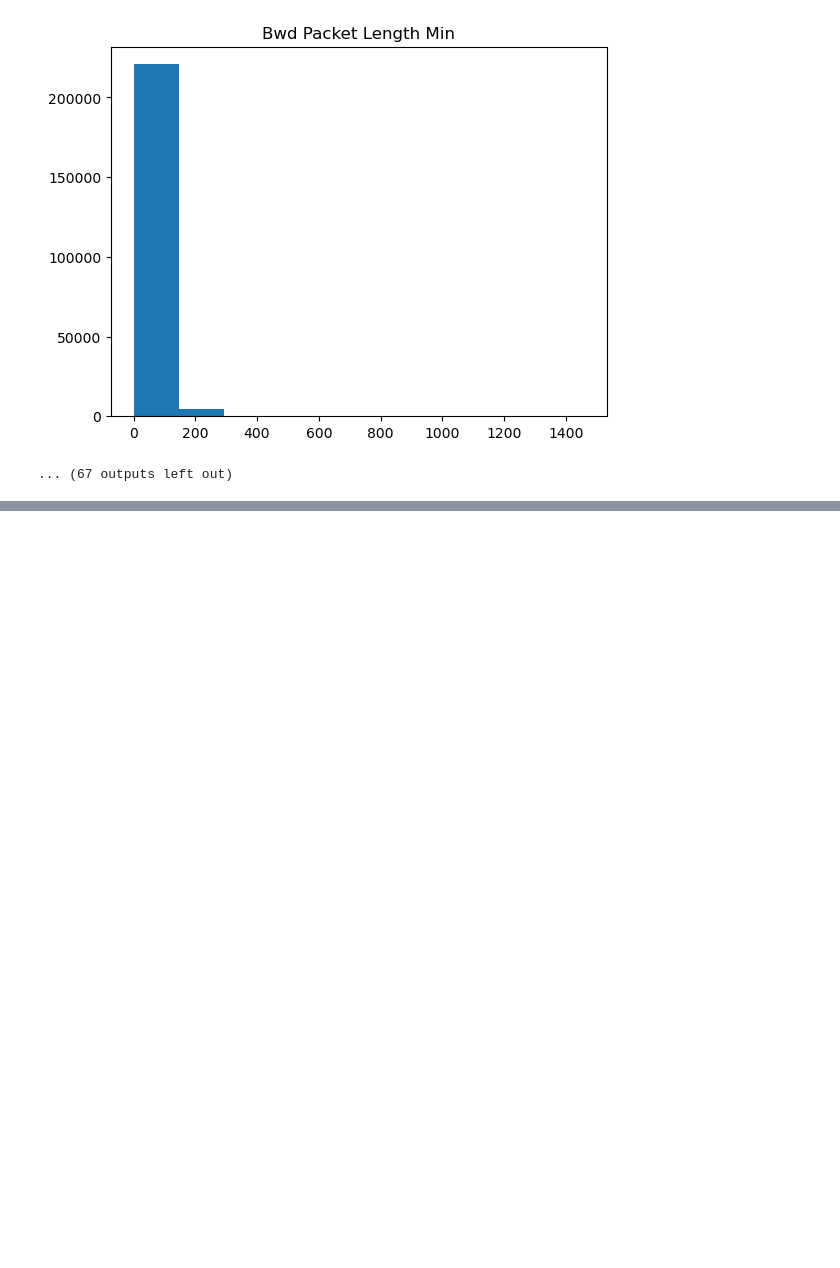
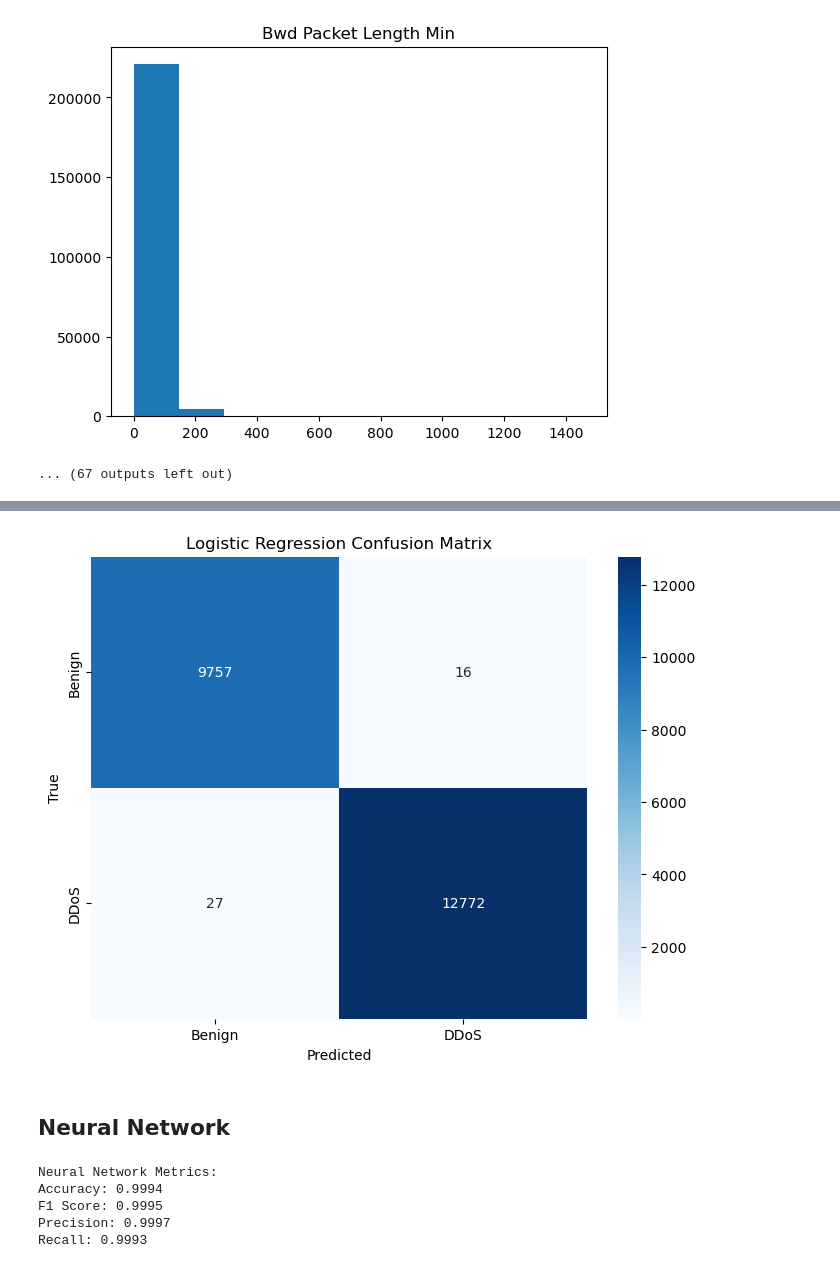
Before and after one commit to ahmed-arifgala/DDoS_Mitigation, a Jupyter notebook: DDoS_Mitigation.ipynb, the cells around one changed output, grey strips where cells are left out. Saved outputs shown, nothing was run; the diff lists cells and outputs as text; code cells hidden in the pictures; blank space fills up the shorter version.

```diff
--- a/DDoS_Mitigation.ipynb
+++ b/DDoS_Mitigation.ipynb
@@ -370,0 +426,6 @@ plot_confusion_matrix(y_test, rf_pred, ['Benign', 'DDoS'], 'Random Forest Confus
+# %%
+plot_confusion_matrix(y_test, lr_pred, ['Benign', 'DDoS'], 'Logistic Regression Confusion Matrix')
+# %% [output]
+[figure, added]
+# %% [markdown]
+## Neural Network
@@ -370,0 +436,17 @@ plot_confusion_matrix(y_test, rf_pred, ['Benign', 'DDoS'], 'Random Forest Confus
+# %%
+nn_accuracy = accuracy_score(y_test, nn_pred)
+nn_f1 = f1_score(y_test, nn_pred)
+nn_precision = precision_score(y_test, nn_pred)
+nn_recall = recall_score(y_test, nn_pred)
+
+print('\nNeural Network Metrics:')
+print(f'Accuracy: {nn_accuracy:.4f}')
+print(f'F1 Score: {nn_f1:.4f}')
+print(f'Precision: {nn_precision:.4f}')
+print(f'Recall: {nn_recall:.4f}')
+# %% [output]
+Neural Network Metrics:
+Accuracy: 0.9994
+F1 Score: 0.9995
+Precision: 0.9997
+Recall: 0.9993
```
Also changed, not shown: parts of 52 cells of this notebook.
